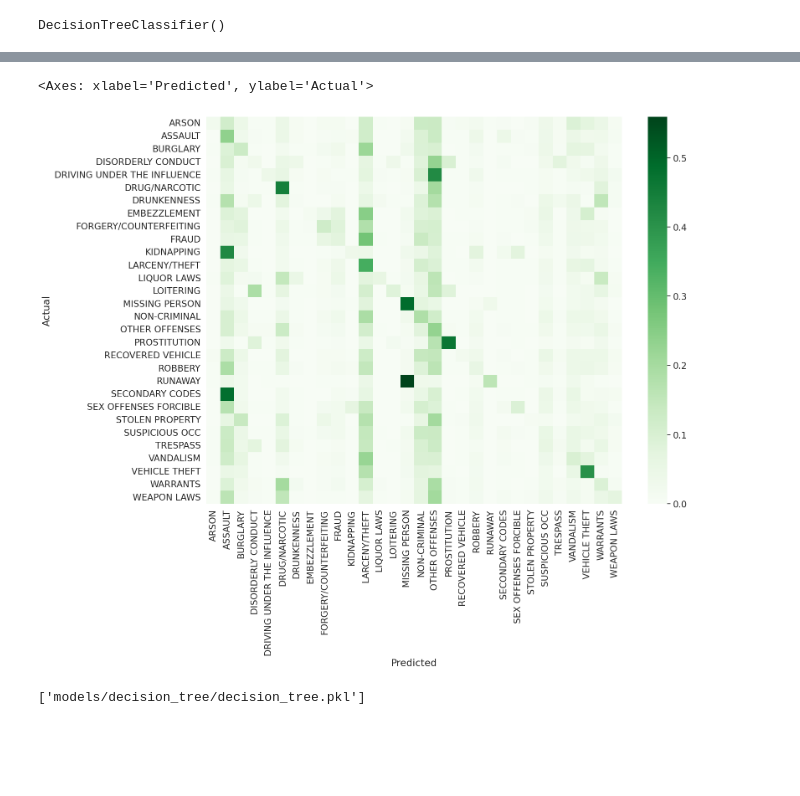
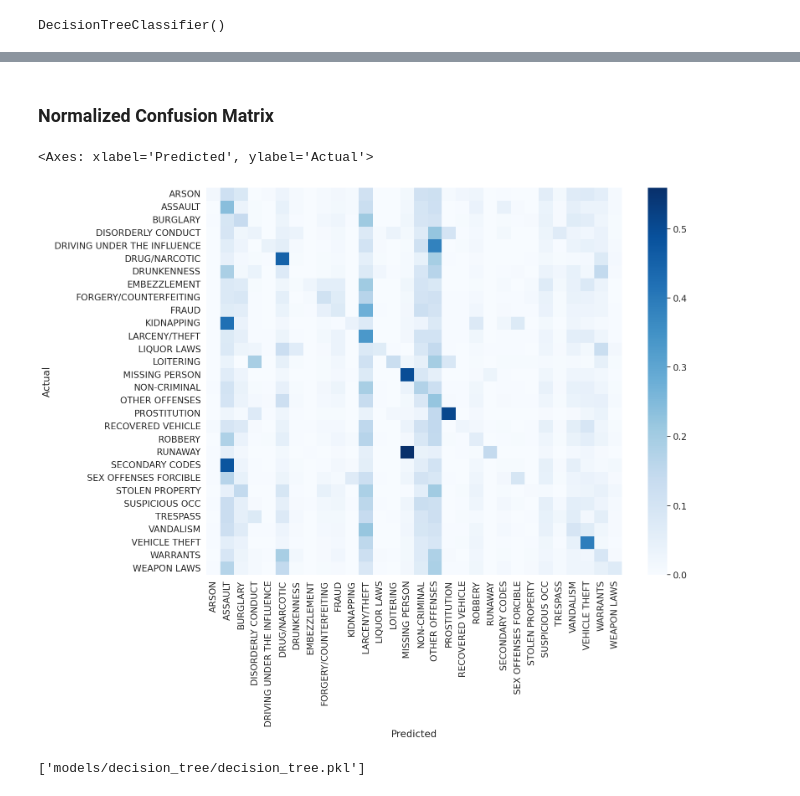
Before and after one commit to hannesharnisch/kaggle-sf-crime, a Jupyter notebook: decision-tree.ipynb, the cells around one changed output, grey strips where cells are left out. Drawn from its saved outputs; the diff is of its cells as text; code cells hidden in the pictures; blank space fills up the shorter version.

Commit message:
feat: added consistent evaluation for models

```diff
--- a/decision-tree.ipynb
+++ b/decision-tree.ipynb
@@ -34,8 +34,8 @@ y_test = test_df['Category']
 # %% [markdown]
 ### Create and train the Decision Tree
 # %%
-clf = DecisionTreeClassifier()
+model = DecisionTreeClassifier()
 # %%
-clf.fit(X, y)
+model.fit(X, y)
 # %% [output]
 DecisionTreeClassifier()
@@ -44,3 +87,3 @@ DecisionTreeClassifier()
 # %%
 # Make predictions
-y_pred = clf.predict(x_test)
+y_pred = model.predict(x_test)
@@ -68,22 +153,24 @@ Log Loss: 26.68399768010108
+# %% [markdown]
+### Normalized Confusion Matrix
 # %%
 cnf_matrix = confusion_matrix(y_test, y_pred)
 # %%
 cnf_normalized = cnf_matrix / np.sum(cnf_matrix, axis=1).reshape(-1,1)
 
 
 df_cm = pd.DataFrame(cnf_normalized, columns=np.unique(y_test), index = np.unique(y_test))
 df_cm.index.name = 'Actual'
 df_cm.columns.name = 'Predicted'
 
 plt.figure(figsize = (16,12))
 plt.tight_layout()
 sns.set(font_scale=1.4)  # for label size
 
 # Plot the normalized confusion matrix
-sns.heatmap(df_cm, cbar=True, cmap= "Greens", annot=False, fmt='.0f' #, annot_kws={"size": 13}
+sns.heatmap(df_cm, cbar=True, cmap= "Blues", annot=False, fmt='.0f' #, annot_kws={"size": 13}
            )
 # %% [output]
 <Axes: xlabel='Predicted', ylabel='Actual'>
-[figure, old version]
+[figure, new version]
 # %%
 # Save the model
```
Also changed, not shown: parts of 20 cells of this notebook, 2 other files.
